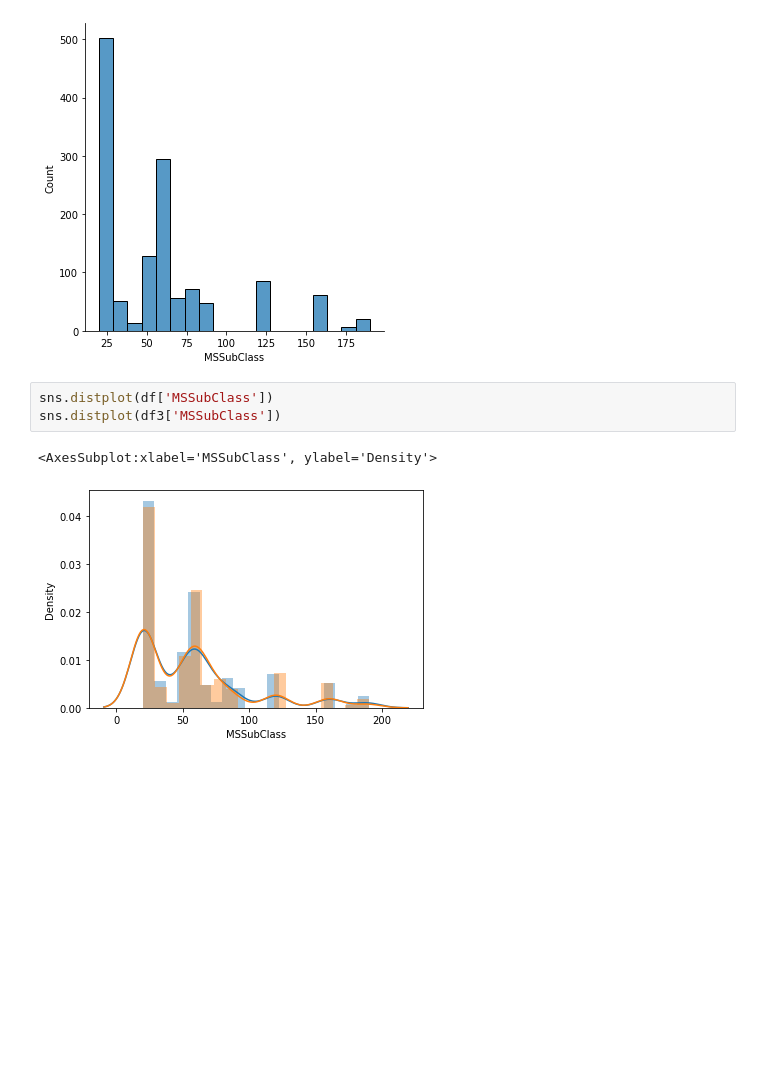
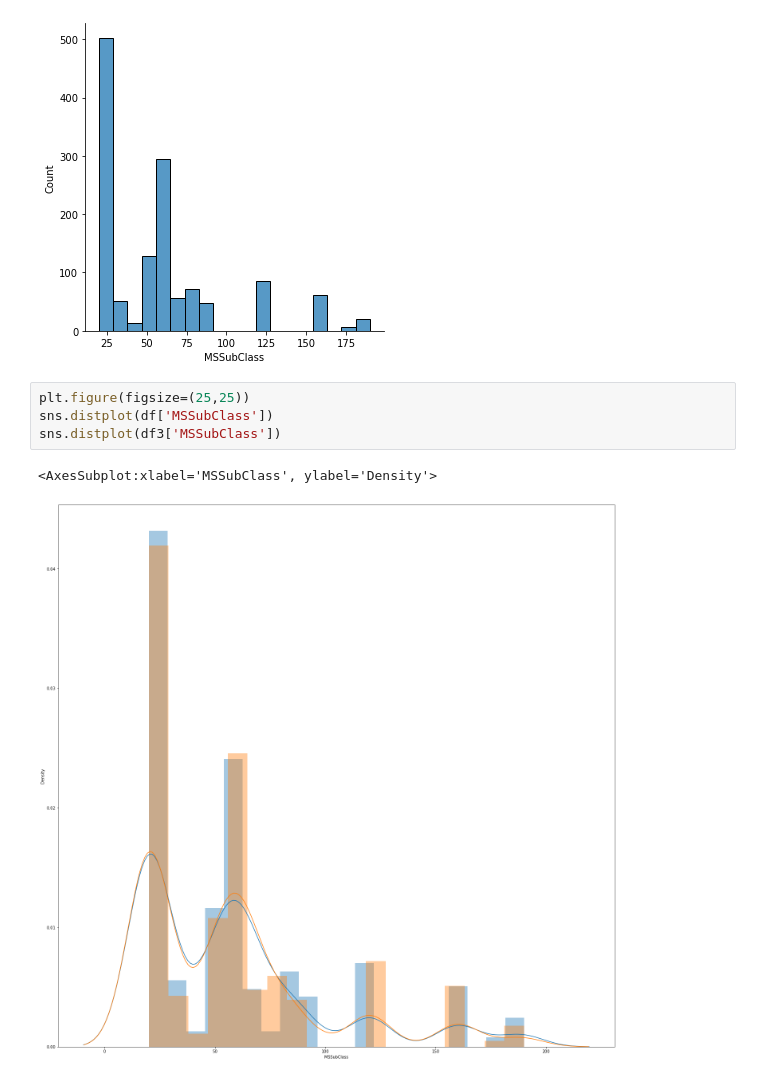
Before and after one commit to AkCoding/ML-House_Price-, a Jupyter notebook: House_Price.ipynb, the cells around one changed output. Drawn from its saved outputs; the diff is of its cells as text; blank space fills up the shorter version.

```diff
--- a/House_Price.ipynb
+++ b/House_Price.ipynb
@@ -162,8 +162,9 @@ sns.displot(df3['MSSubClass'])
 <seaborn.axisgrid.FacetGrid at 0x...>
 [figure]
 # %%
+plt.figure(figsize=(25,25))
 sns.distplot(df['MSSubClass'])
 sns.distplot(df3['MSSubClass'])
 # %% [output]
 <AxesSubplot:xlabel='MSSubClass', ylabel='Density'>
-[figure, old version]
+[figure, new version]
```
Also changed, not shown: parts of 1 cell of this notebook.
